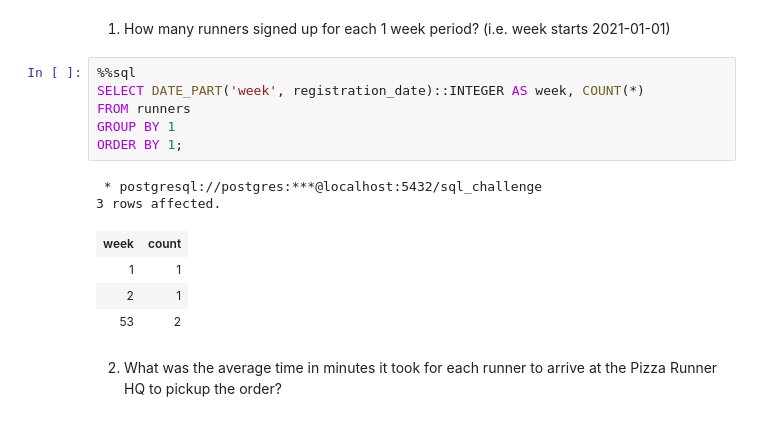
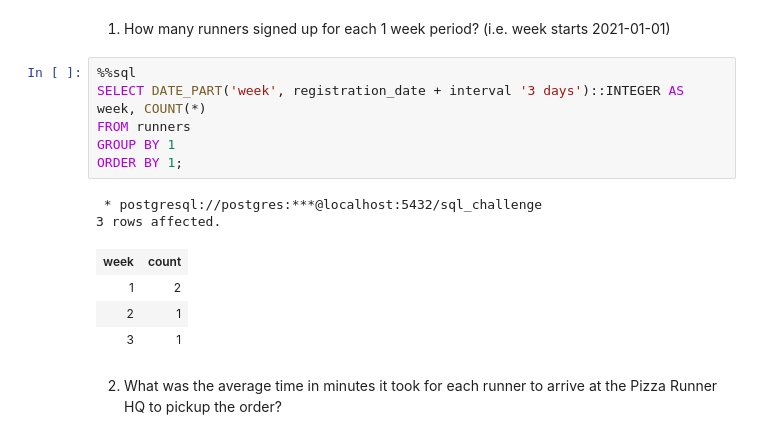
Before and after one commit to joshuaati/8_weeks_sql_challenge, a Jupyter notebook: week 2/01.ipynb, the cells around one changed output. Drawn from its saved outputs; the diff is of its cells as text.

```diff
--- a/week 2/01.ipynb
+++ b/week 2/01.ipynb
@@ -316,17 +344,17 @@ Saturday and Wednesday got the highest with 5 orders, Thursday has 3 orders and
 1. How many runners signed up for each 1 week period? (i.e. week starts 2021-01-01)
 # %%
 %%sql
-SELECT DATE_PART('week', registration_date)::INTEGER AS week, COUNT(*)
+SELECT DATE_PART('week', registration_date + interval '3 days')::INTEGER AS week, COUNT(*)
 FROM runners
 GROUP BY 1
 ORDER BY 1;
 # %% [output]
  * postgresql://postgres:***@localhost:5432/sql_challenge
 3 rows affected.
 | week | count |
-| 1 | 1 |
+| 1 | 2 |
 | 2 | 1 |
-| 53 | 2 |
+| 3 | 1 |
 # %% [markdown]
 2. What was the average time in minutes it took for each runner to arrive at the Pizza Runner HQ to pickup the order?
 # %%
```
Also changed, not shown: parts of 9 cells of this notebook.
